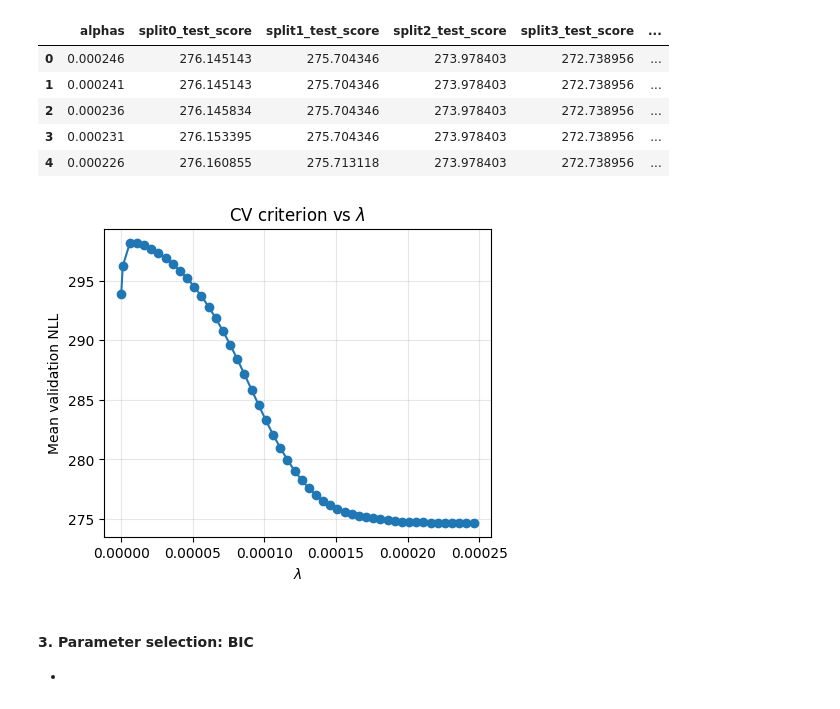
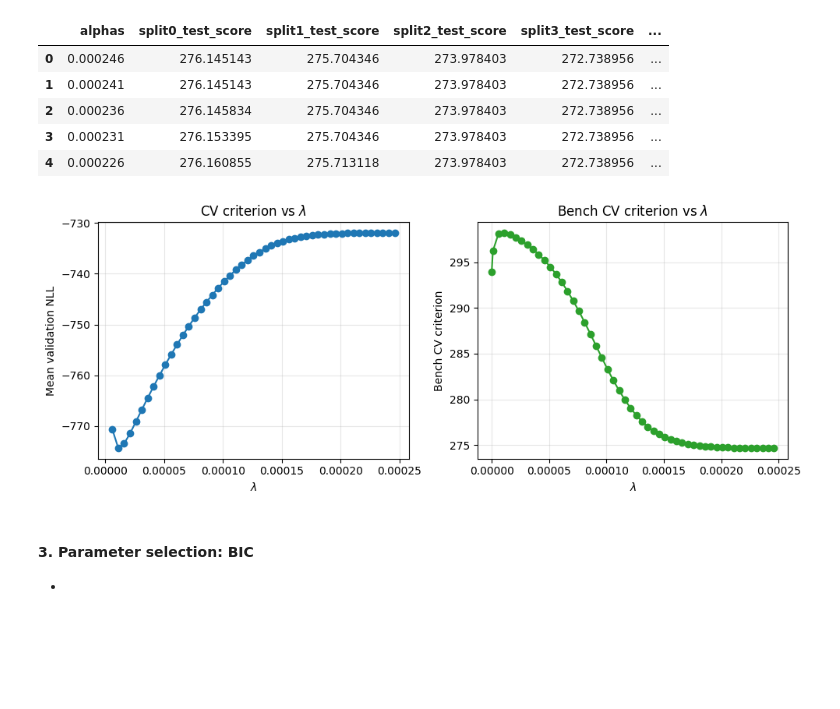
Before and after one commit to MassilGG/Graphical_Models, a Jupyter notebook: PartII.ipynb, the cells around one changed output. Drawn from its saved outputs; the diff is of its cells as text; code cells hidden in the pictures; blank space fills up the shorter version.

```diff
--- a/PartII.ipynb
+++ b/PartII.ipynb
@@ -414,24 +411,37 @@ cv_table_bench.head()
 | 2 | 0.000236 | 276.145834 | 275.704346 | 273.978403 | 272.738956 | ... |
 | 3 | 0.000231 | 276.153395 | 275.704346 | 273.978403 | 272.738956 | ... |
 | 4 | 0.000226 | 276.160855 | 275.713118 | 273.978403 | 272.738956 | ... |
-# %%
-lambdas = cv_table_bench["alphas"].values
-mean_nll = cv_table_bench["mean_test_score"].values
-
-fig = plt.figure(figsize=(5, 4))
-
-# ---- Mean validation log-likelihood (or NLL) ----
-plt.plot(lambdas, mean_nll, marker="o")
-plt.xlabel(r"$\lambda$")
-plt.ylabel("Mean validation NLL")
-plt.title("CV criterion vs $\lambda$")
-plt.grid(True, alpha=0.3)
-
-out_path = "results/bench_cv.png"
-plt.savefig(out_path, dpi=300, bbox_inches="tight")
-plt.show()
-# %% [output]
-[figure, removed]
+# %%
+cv_table.sort_values('lambda',inplace=True)
+lambdas = cv_table["lambda"].values
+mean_nll = cv_table["mean_val_nll"].values
+mean_edges = cv_table["mean_edges"].values
+
+lambdas_b = cv_table_bench["alphas"].values
+mean_nll_b = cv_table_bench["mean_test_score"].values
+
+fig, axes = plt.subplots(1, 2, figsize=(10, 4))
+
+# ---- Mean validation log-likelihood (or NLL) ----
+axes[0].plot(lambdas, mean_nll, marker="o")
+axes[0].set_xlabel(r"$\lambda$")
+axes[0].set_ylabel("Mean validation NLL")
+axes[0].set_title("CV criterion vs $\lambda$")
+axes[0].grid(True, alpha=0.3)
+
+# ---- Number of edges ----
+axes[1].plot(lambdas_b, mean_nll_b, marker="o", color="tab:green")
+axes[1].set_xlabel(r"$\lambda$")
+axes[1].set_ylabel("Bench CV criterion")
+axes[1].set_title("Bench CV criterion vs $\lambda$")
+axes[1].grid(True, alpha=0.3)
+
+plt.tight_layout()
+out_path = "results/CV_all.png"
+plt.savefig(out_path, dpi=300, bbox_inches="tight")
+plt.show()
+# %% [output]
+[figure, added]
 # %% [markdown]
 #### **3. Parameter selection: BIC**
 -
```
Also changed, not shown: parts of 27 cells of this notebook, 7 other files.
